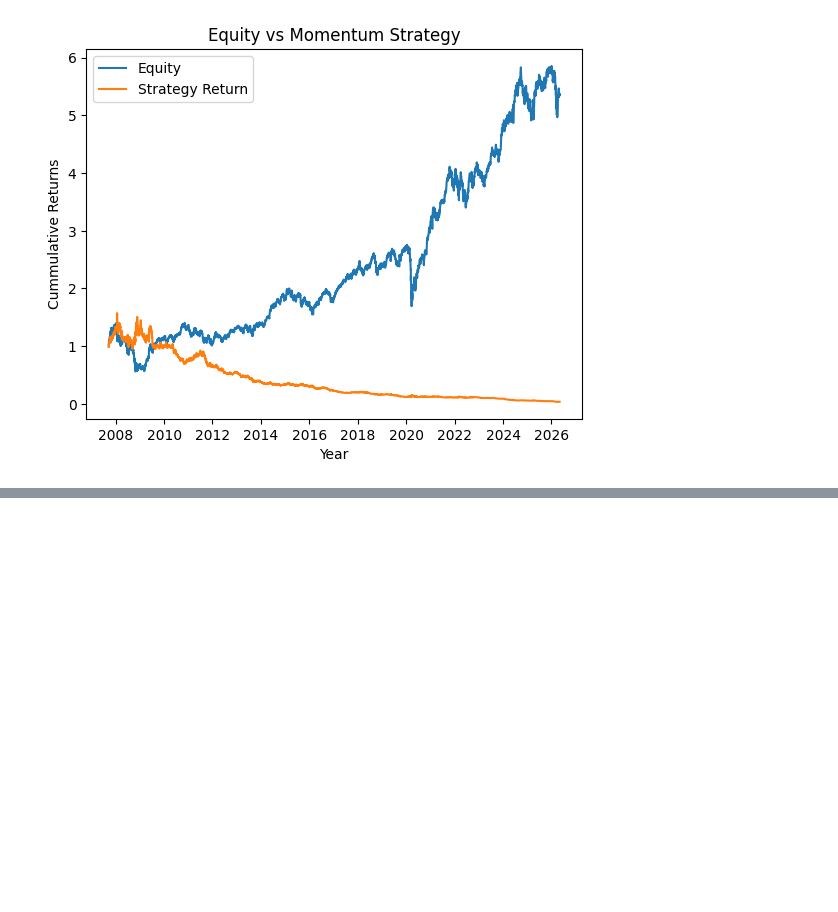
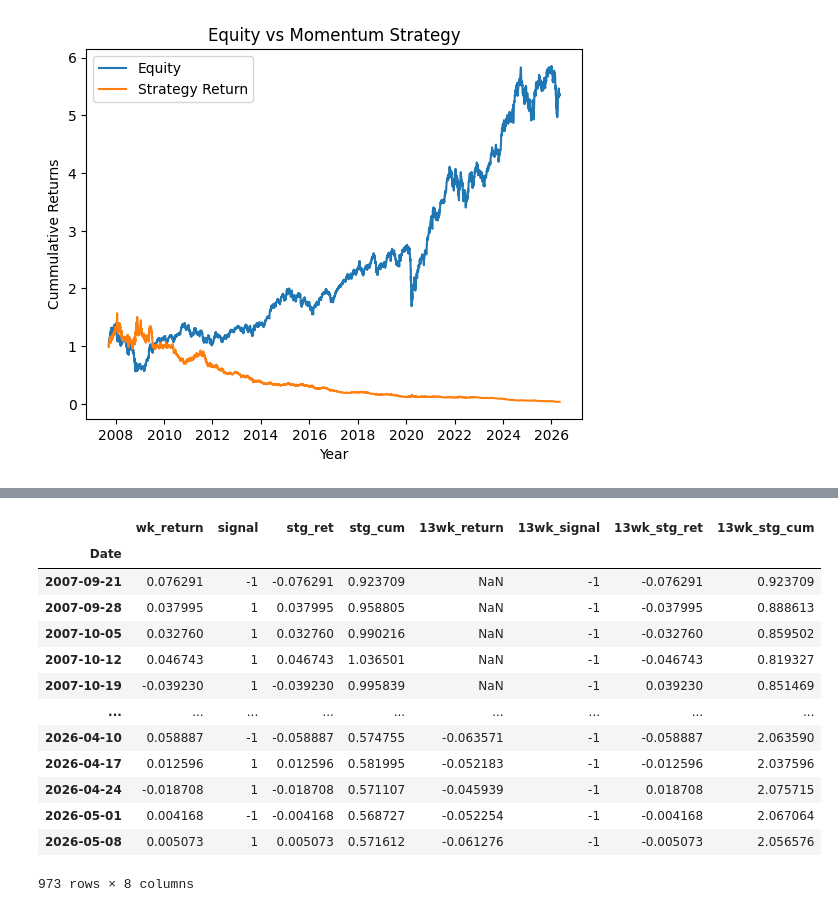
Before and after one commit to varungarg983/quant-trading-research, a Jupyter notebook: nifty_research.ipynb, the cells around one changed output, grey strips where cells are left out. Drawn from its saved outputs; the diff is of its cells as text; code cells hidden in the pictures; blank space fills up the shorter version.

```diff
--- a/nifty_research.ipynb
+++ b/nifty_research.ipynb
@@ -290,0 +346,27 @@ plt.show()
+# %%
+df_weekly = (1+df['return']).resample('W-FRI').prod() - 1
+df_weekly = pd.DataFrame(df_weekly)
+df_weekly.columns = ['wk_return']
+df_weekly['signal'] = np.where(df_weekly['wk_return'].shift(1)>0 , 1, -1)
+df_weekly['stg_ret'] = df_weekly['wk_return'] * df_weekly['signal']
+df_weekly['stg_cum'] = (1+df_weekly['stg_ret']).cumprod()
+df_weekly['13wk_return'] = (df_weekly['wk_return'] + 1).rolling(13).apply(lambda x: x.prod(), raw=True) - 1
+df_weekly['13wk_signal'] = np.where(df_weekly['13wk_return'].shift(1)>0 , 1, -1)
+df_weekly['13wk_stg_ret'] = df_weekly['wk_return'] * df_weekly['13wk_signal']
+df_weekly['13wk_stg_cum'] = (1+df_weekly['13wk_stg_ret']).cumprod()
+df_weekly
+# %% [output]
+|  | wk_return | signal | stg_ret | stg_cum | 13wk_return | 13wk_signal | 13wk_stg_ret | 13wk_stg_cum |
+| Date |  |  |  |  |  |  |  |  |
+| 2007-09-21 | 0.076291 | -1 | -0.076291 | 0.923709 | NaN | -1 | -0.076291 | 0.923709 |
+| 2007-09-28 | 0.037995 | 1 | 0.037995 | 0.958805 | NaN | -1 | -0.037995 | 0.888613 |
+| 2007-10-05 | 0.032760 | 1 | 0.032760 | 0.990216 | NaN | -1 | -0.032760 | 0.859502 |
+| 2007-10-12 | 0.046743 | 1 | 0.046743 | 1.036501 | NaN | -1 | -0.046743 | 0.819327 |
+| 2007-10-19 | -0.039230 | 1 | -0.039230 | 0.995839 | NaN | -1 | 0.039230 | 0.851469 |
+| ... | ... | ... | ... | ... | ... | ... | ... | ... |
+| 2026-04-10 | 0.058887 | -1 | -0.058887 | 0.574755 | -0.063571 | -1 | -0.058887 | 2.063590 |
+| 2026-04-17 | 0.012596 | 1 | 0.012596 | 0.581995 | -0.052183 | -1 | -0.012596 | 2.037596 |
+| 2026-04-24 | -0.018708 | 1 | -0.018708 | 0.571107 | -0.045939 | -1 | 0.018708 | 2.075715 |
+| 2026-05-01 | 0.004168 | -1 | -0.004168 | 0.568727 | -0.052254 | -1 | -0.004168 | 2.067064 |
+| 2026-05-08 | 0.005073 | 1 | 0.005073 | 0.571612 | -0.061276 | -1 | -0.005073 | 2.056576 |
+973 rows × 8 columns
```
Also changed, not shown: parts of 11 cells of this notebook, 4 other files.
